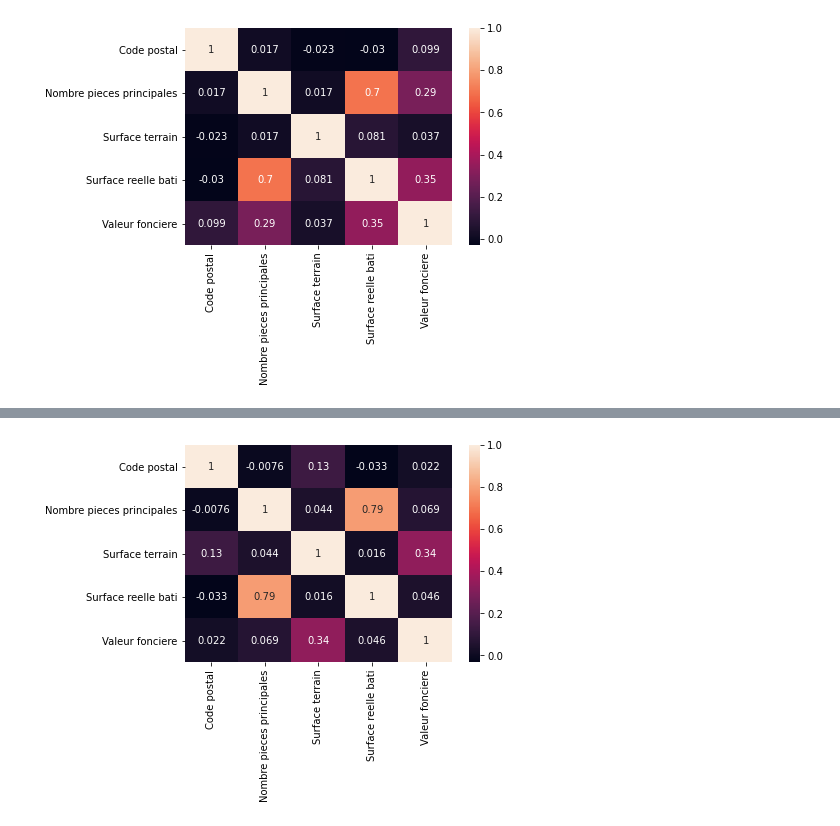
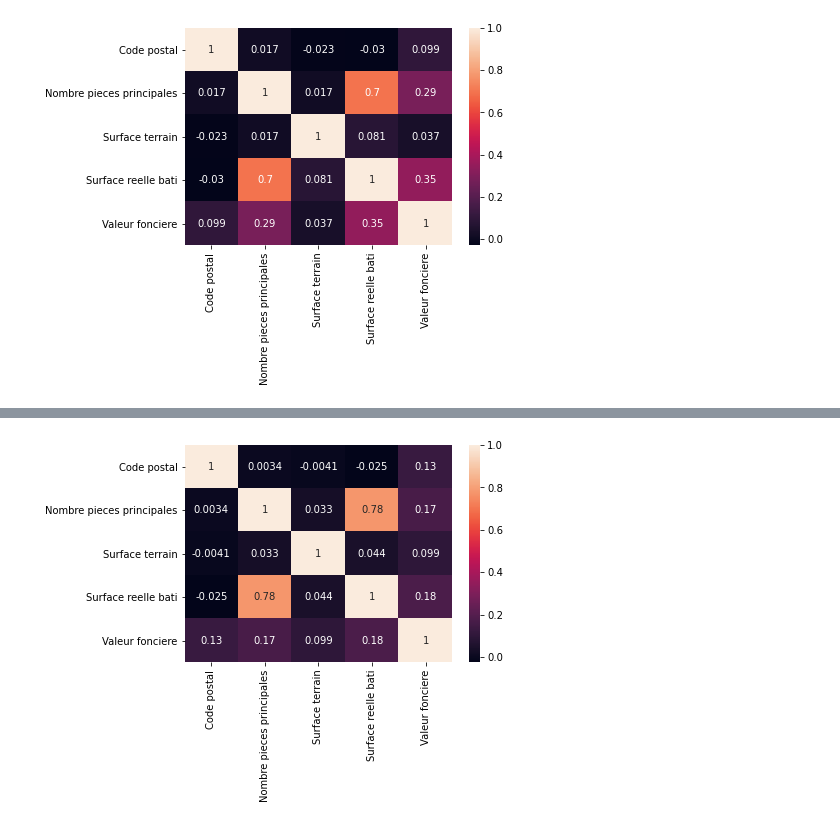
Before and after one commit to Twizzle1997/Immothep, a Jupyter notebook: notebook.ipynb, the cells around one changed output, grey strips where cells are left out. Drawn from its saved outputs; the diff is of its cells as text; code cells hidden in the pictures.

```diff
--- a/notebook.ipynb
+++ b/notebook.ipynb
@@ -228,7 +235,7 @@ appartfinal.head()
 # %%
-corrMatrix = appart2019.corr()
+corrMatrix = appartfinal.corr()
 sn.heatmap(corrMatrix, annot=True)
 plt.show()
 # %% [output]
-[figure, old version]
+[figure, new version]
 # %%
```
Also changed, not shown: parts of 6 cells of this notebook.
